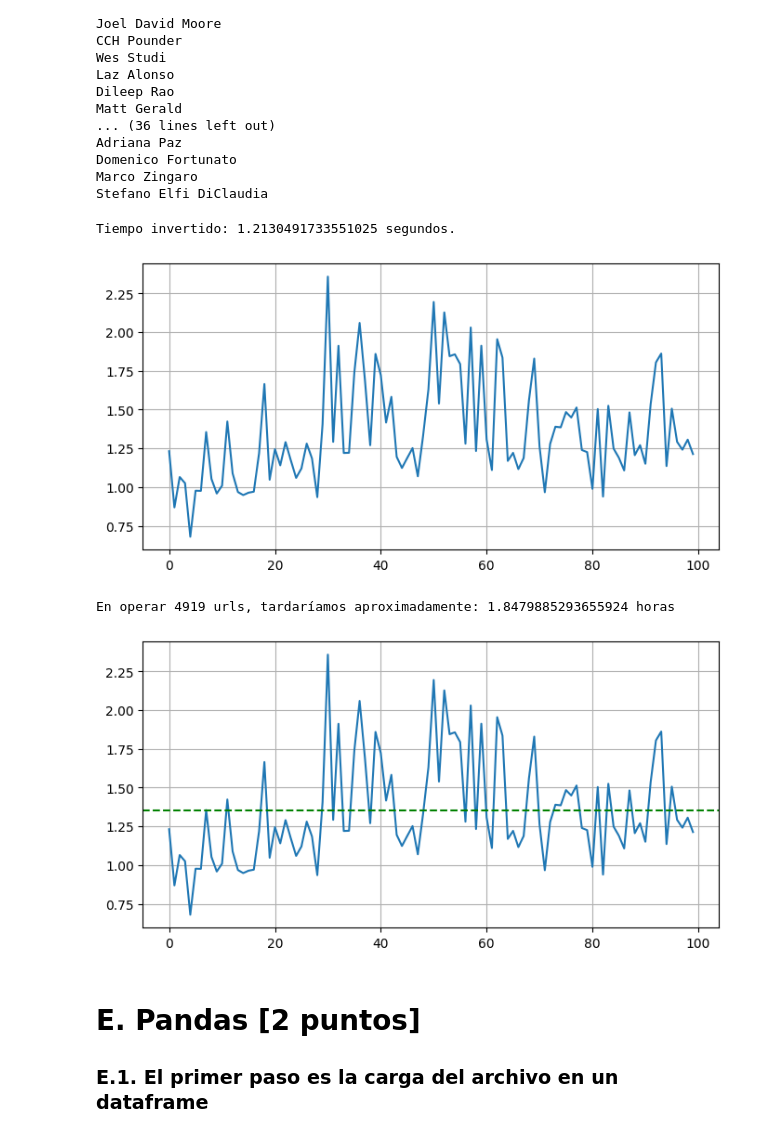
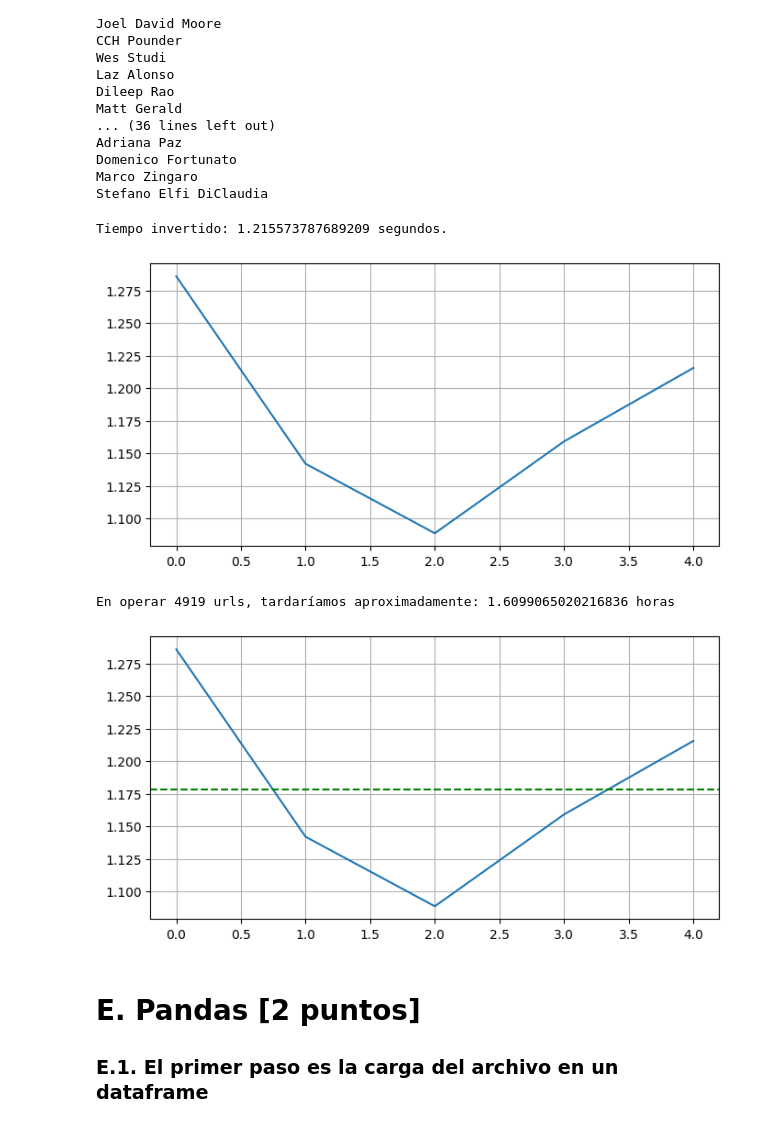
Before and after one commit to py-qwerty/Master-BigData-IA, a Jupyter notebook: movies_02_enunciados.ipynb, the cells around one changed output. Saved outputs shown, nothing was run; the diff lists cells and outputs as text; code cells hidden in the pictures.

```diff
--- a/movies_02_enunciados.ipynb
+++ b/movies_02_enunciados.ipynb
@@ -1048,18 +1048,22 @@ Marco Zingaro
 Stefano Elfi DiClaudia
 # %%
 # La siguente llamada llevaría un tiempo realmente largo:
+
+
+# Propuesta del estudiante para muestrear y estimar el timepo que se tardaría
+# en llevar acabo el método anteriór para todas las  urls del dataset
 
 import time
 # para cronometrar esta función, que tarda mucho
 
 path="actors_3_first_movies.txt"
 list_time_sec = list()
-max_index = 100
+max_iteration = 5 # Si aumentamos el tamaño de la muestra obtendremos una mejor aproximación
 
 with open(path,mode= '+w',encoding='utf-8') as file:
     for index, url in enumerate(urls):
         #Salimos del bucle cuando veamos que hemos llegado al tamaño muestral deseado
-        if(index >= max_index):
+        if(index >= max_iteration):
             break
         # Para cada url de la muestra tomamos el tiempo que tardamos en "Scrapearla" + escribir en el fichero
         reloj_inicio = time.time()
@@ -1072,28 +1076,28 @@ with open(path,mode= '+w',encoding='utf-8') as file:
 
 
 plt.figure(figsize=(8,4))
-plt.plot(range(max_index), list_time_sec)
+plt.plot(range(max_iteration), list_time_sec)
 plt.grid()
 
 
 print("Tiempo invertido: %s segundos." % (reloj_fin - reloj_inicio))
 # %% [output]
-Tiempo invertido: 1.2130491733551025 segundos.
+Tiempo invertido: 1.215573787689209 segundos.
-[figure, old version]
+[figure, new version]
 # %%
 # Estimamos la media usando la muestra de los tiempos y estimamos
 # el tiempo real que tardaríamos en realizar la operación a todas las URLs
 mean_time = sum(list_time_sec)/len(list_time_sec)
 final_time_hours = mean_time*len(urls)/3600
 print(f'En operar {len(urls)} urls, tardaríamos aproximadamente: {final_time_hours} horas')
 plt.figure(figsize=(8,4))
-plt.plot(range(max_index), list_time_sec)
+plt.plot(range(max_iteration), list_time_sec)
 plt.axhline(y=mean_time, color='green', linestyle='--', label="y = 0.5")
 
 plt.grid()
 # %% [output]
-En operar 4919 urls, tardaríamos aproximadamente: 1.8479885293655924 horas
+En operar 4919 urls, tardaríamos aproximadamente: 1.6099065020216836 horas
-[figure, old version]
+[figure, new version]
 # %% [markdown]
 # E. Pandas [2 puntos]
 
```
Also changed, not shown: parts of 15 cells of this notebook, 1 other file.
